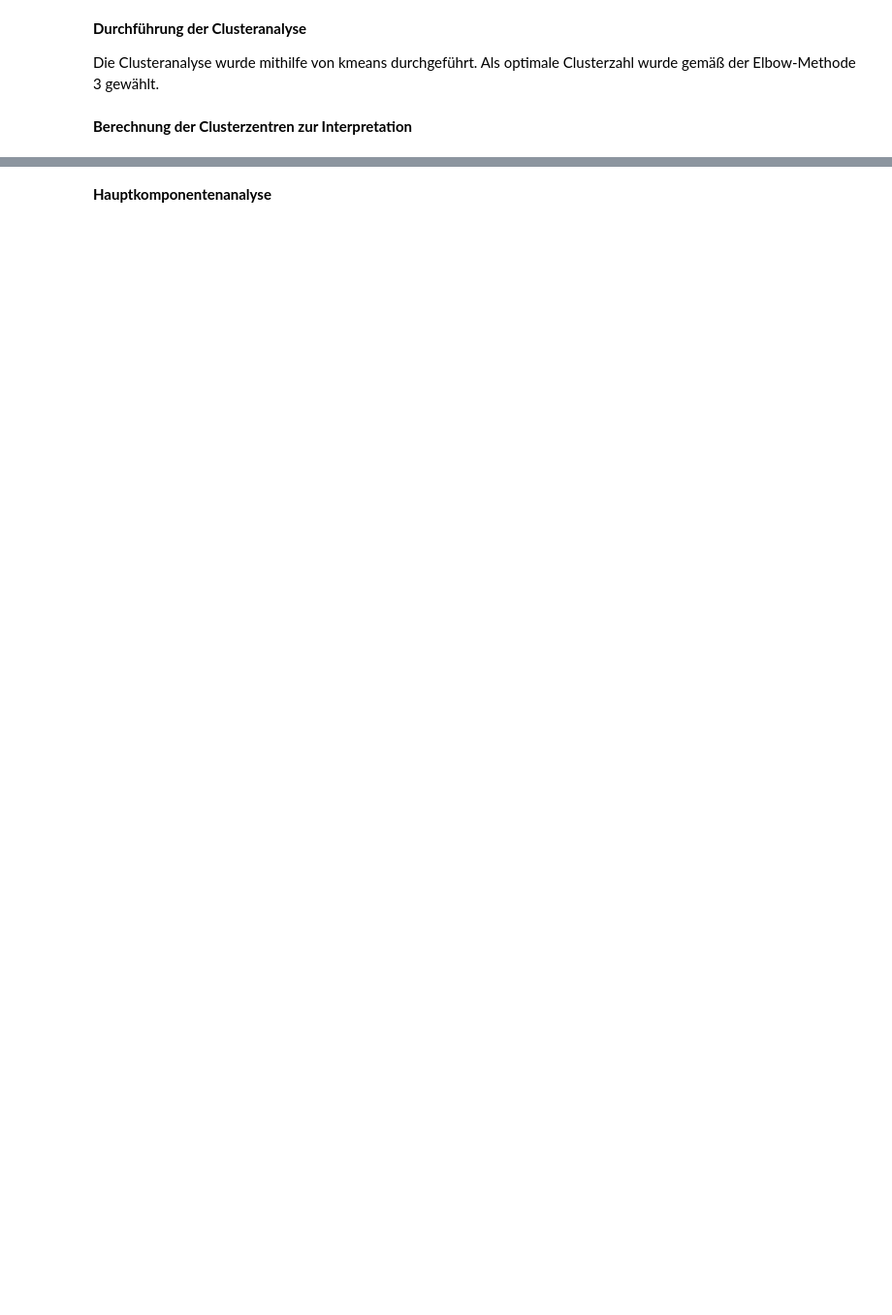
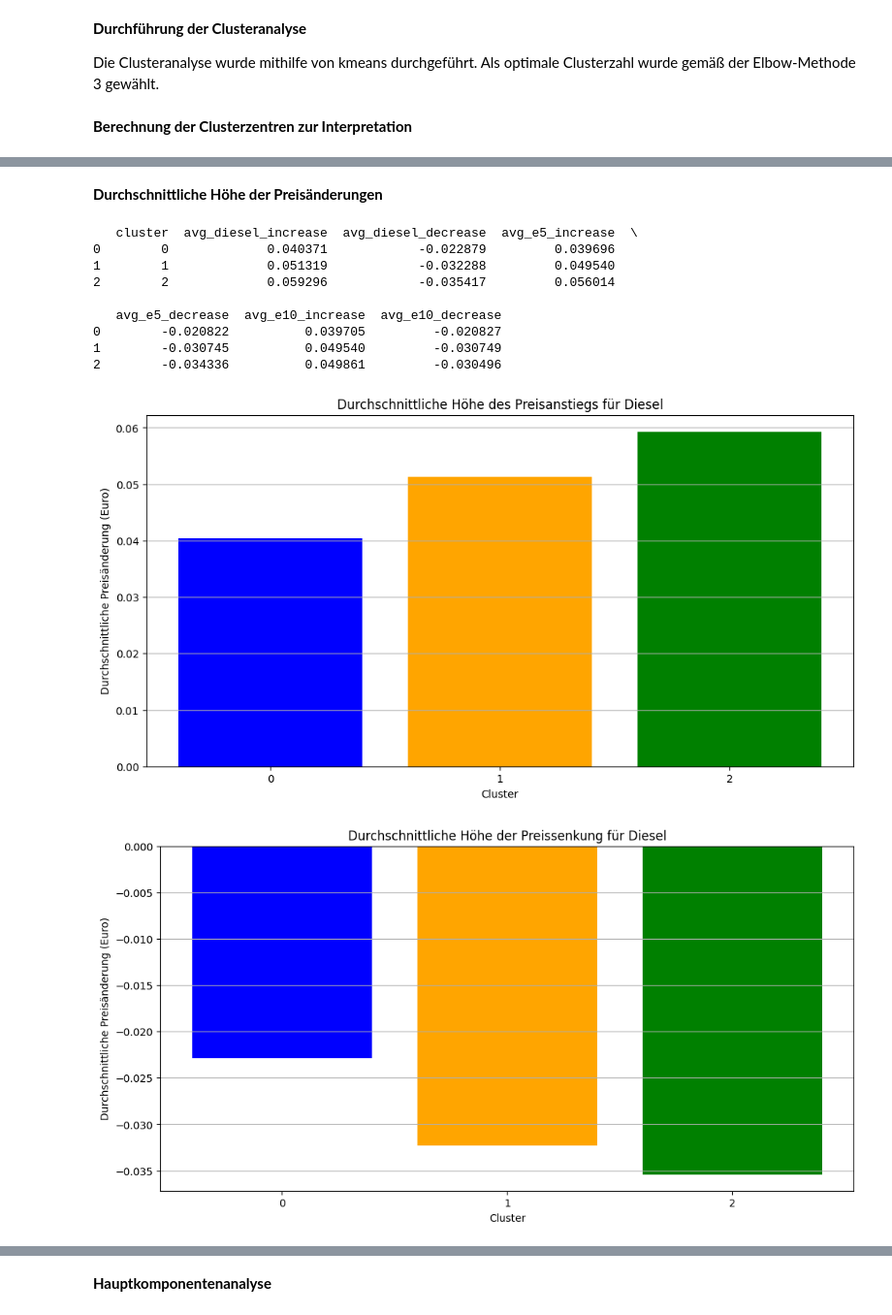
Before and after one commit to Seboldju/JS_JR_NK_Softwareentwicklung-Tankstellen, a Jupyter notebook: Extended_Load_and_preprocess_Data.ipynb, the cells around one changed output, grey strips where cells are left out. Shown at 97% size. Drawn from its saved outputs; the diff is of its cells as text; code cells hidden in the pictures; blank space fills up the shorter version.

```diff
--- a/Extended_Load_and_preprocess_Data.ipynb
+++ b/Extended_Load_and_preprocess_Data.ipynb
@@ -814,0 +1182,52 @@ files.download('Clusterzentren.csv')
+# %% [markdown]
+ **Durchschnittliche Höhe der Preisänderungen**
+# %%
+# Berechnung der durchschnittlichen Höhe der Erhöhungen und Senkungen pro Cluster
+avg_increase_decrease_cluster = merged_with_clusters.groupby('cluster').apply(
+    lambda df: pd.Series({
+        'avg_diesel_increase': df.loc[df['diesel_change_value'] > 0, 'diesel_change_value'].mean(),
+        'avg_diesel_decrease': df.loc[df['diesel_change_value'] < 0, 'diesel_change_value'].mean(),
+        'avg_e5_increase': df.loc[df['e5_change_value'] > 0, 'e5_change_value'].mean(),
+        'avg_e5_decrease': df.loc[df['e5_change_value'] < 0, 'e5_change_value'].mean(),
+        'avg_e10_increase': df.loc[df['e10_change_value'] > 0, 'e10_change_value'].mean(),
+        'avg_e10_decrease': df.loc[df['e10_change_value'] < 0, 'e10_change_value'].mean()
+    })
+).reset_index()
+
+# Überprüfung der Daten
+print(avg_increase_decrease_cluster)
+
+import matplotlib.pyplot as plt
+import matplotlib.pyplot as plt
+
+# Visualisierung der durchschnittlichen Höhe der Preisänderungen für Diesel, E5 und E10 in jedem Cluster
+change_types = {
+    'avg_diesel_increase': 'Durchschnittliche Höhe des Preisanstiegs für Diesel',
+    'avg_diesel_decrease': 'Durchschnittliche Höhe der Preissenkung für Diesel',
+    'avg_e5_increase': 'Durchschnittliche Höhe des Preisanstiegs für E5',
+    'avg_e5_decrease': 'Durchschnittliche Höhe der Preissenkung für E5',
+    'avg_e10_increase': 'Durchschnittliche Höhe des Preisanstiegs für E10',
+    'avg_e10_decrease': 'Durchschnittliche Höhe der Preissenkung für E10'
+}
+
+for change_type, title in change_types.items():
+    plt.figure(figsize=(12, 6))
+    plt.bar(avg_increase_decrease_cluster['cluster'], avg_increase_decrease_cluster[change_type], color=['blue', 'orange', 'green'])
+    plt.title(title)
+    plt.xlabel('Cluster')
+    plt.ylabel('Durchschnittliche Preisänderung (Euro)')
+    plt.xticks(avg_increase_decrease_cluster['cluster'])
+    plt.grid(True, axis='y')
+    plt.show()
+# %% [output]
+   cluster  avg_diesel_increase  avg_diesel_decrease  avg_e5_increase  \
+0        0             0.040371            -0.022879         0.039696
+1        1             0.051319            -0.032288         0.049540
+2        2             0.059296            -0.035417         0.056014
+
+   avg_e5_decrease  avg_e10_increase  avg_e10_decrease
+0        -0.020822          0.039705         -0.020827
+1        -0.030745          0.049540         -0.030749
+2        -0.034336          0.049861         -0.030496
+[figure, added]
+[figure, added]
```
Also changed, not shown: parts of 59 cells of this notebook.
